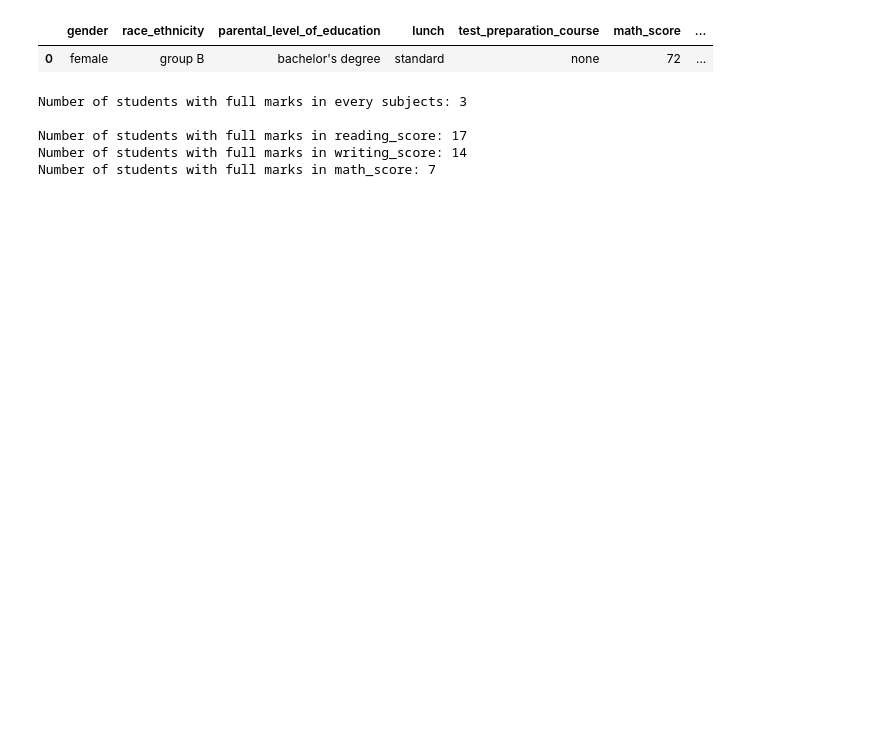
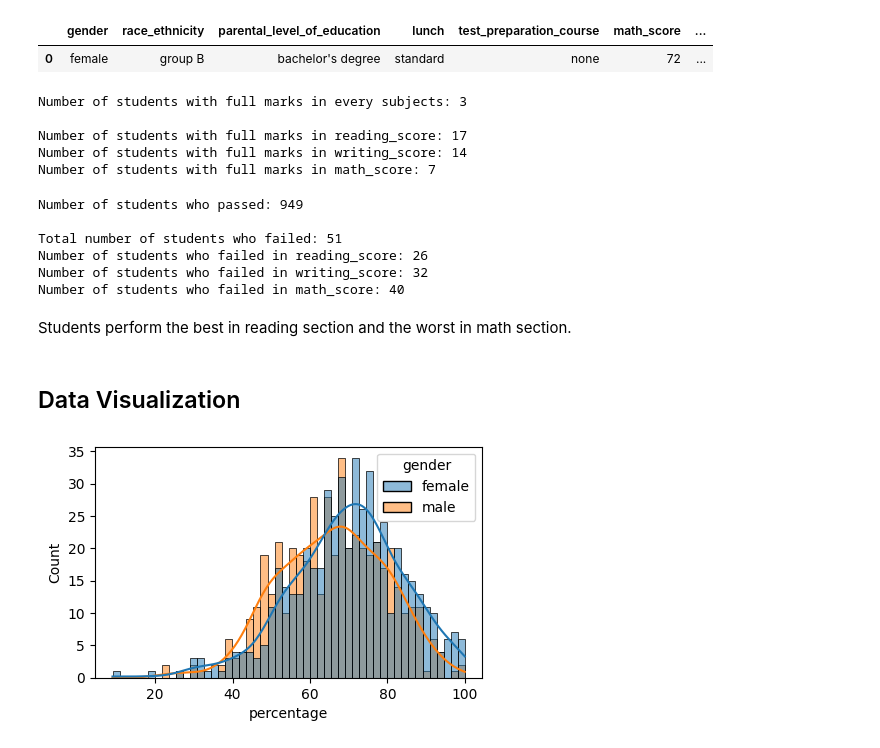
Before and after one commit to SitalAdhikari/student_mark_prediction_ml, a Jupyter notebook: notebook/EDA_analysis.ipynb, the cells around one changed output. Drawn from its saved outputs; the diff is of its cells as text; code cells hidden in the pictures; blank space fills up the shorter version.

```diff
--- a/notebook/EDA_analysis.ipynb
+++ b/notebook/EDA_analysis.ipynb
@@ -149,3 +150,31 @@ Number of students with full marks in every subjects: 3
 Number of students with full marks in reading_score: 17
 Number of students with full marks in writing_score: 14
 Number of students with full marks in math_score: 7
+# %%
+#number of students who passed:
+print(f"Number of students who passed: {df[(df['percentage'] >= 40) & (df['reading_score'] >= 40) & (df['writing_score'] >= 40) & (df['math_score'] >= 40)].shape[0]} \n")
+
+#number of students who failed:
+print("Total number of students who failed:", df.shape[0] - df[(df['percentage'] >= 40) & (df['reading_score'] >= 40) & (df['writing_score'] >= 40) & (df['math_score'] >= 40)].shape[0])
+
+#number of students who failed in each subjects:
+print(f"Number of students who failed in reading_score: {df[df['reading_score'] < 40].shape[0]} ")
+print(f"Number of students who failed in writing_score: {df[df['writing_score'] < 40].shape[0]} ")
+print(f"Number of students who failed in math_score: {df[df['math_score'] < 40].shape[0]} ")
+# %% [output]
+Number of students who passed: 949
+
+Total number of students who failed: 51
+Number of students who failed in reading_score: 26
+Number of students who failed in writing_score: 32
+Number of students who failed in math_score: 40
+# %% [markdown]
+Students perform the best in reading section and the worst in math section.
+# %% [markdown]
+## Data Visualization
+# %%
+plt.figure(figsize=(5,3))
+sns.histplot(x='percentage', data=df, hue='gender', bins=50, kde=True)
+plt.show()
+# %% [output]
+[figure, added]
```
Also changed, not shown: parts of 19 cells of this notebook.
